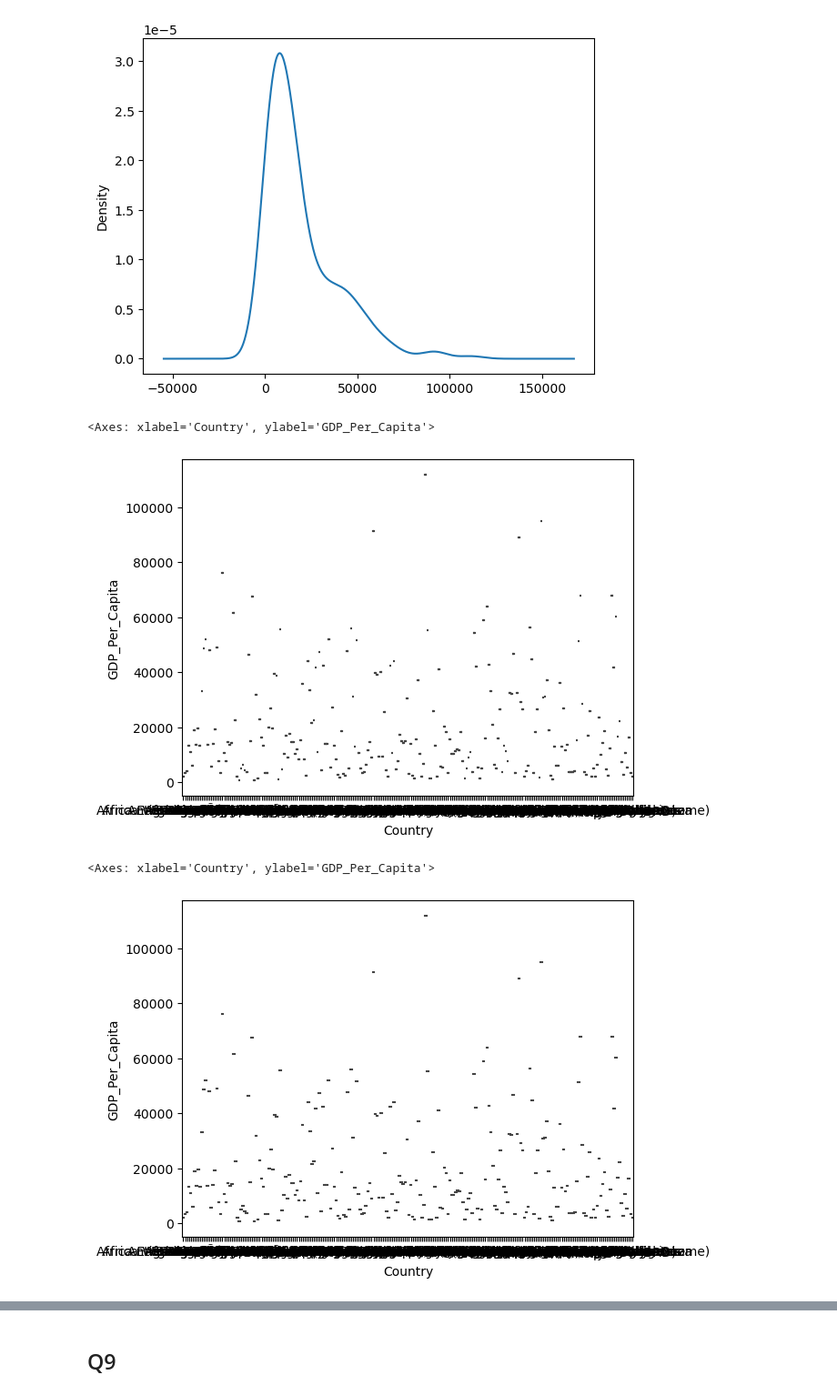
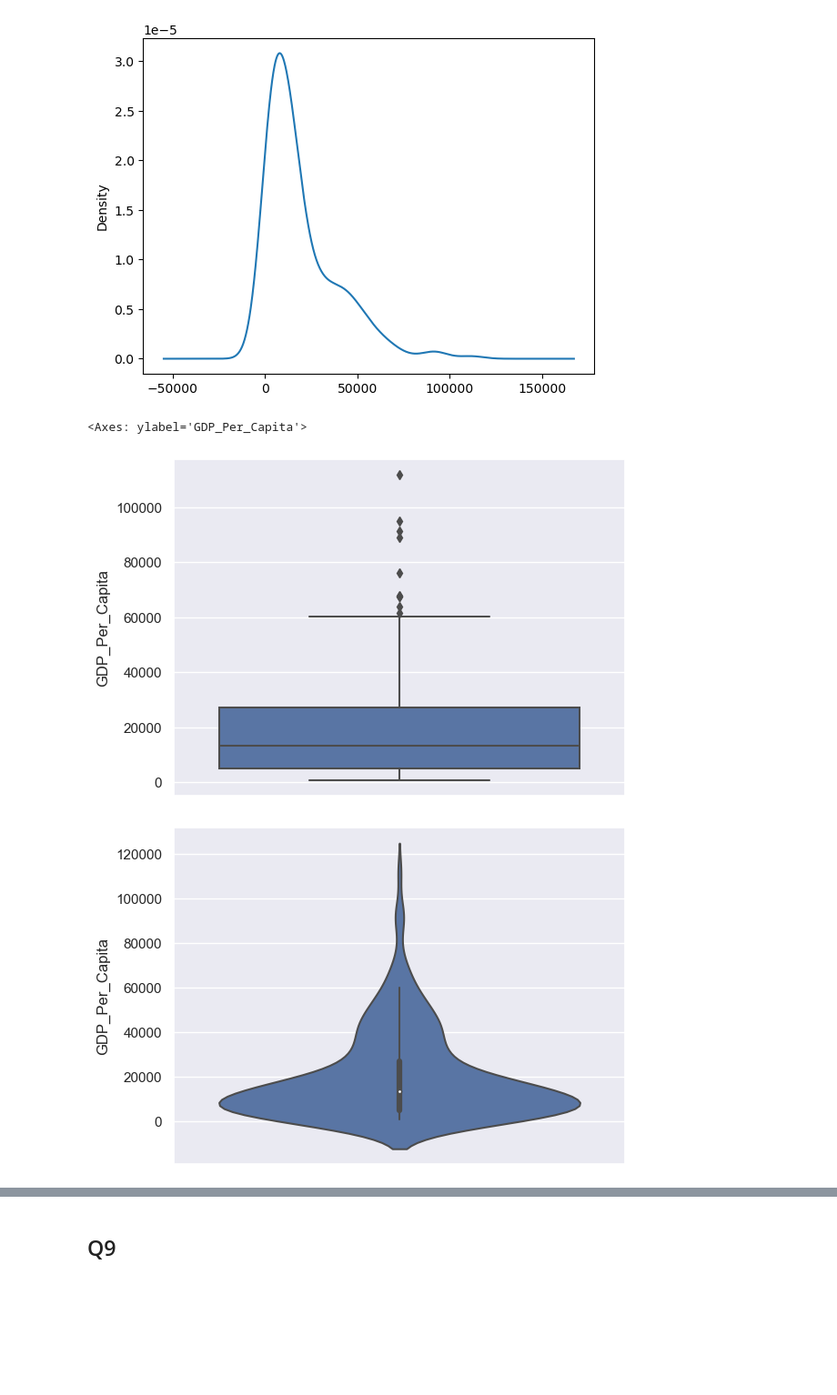
Before and after one commit to NSS-Data-Analytics-Cohort-11/undata-larissaemma, a Jupyter notebook: notebook/UN_data_DA11.ipynb, the cells around one changed output, grey strips where cells are left out. Shown at 91% size. Cells and saved outputs as stored; diff of their text form; code cells hidden in the pictures; blank space fills up the shorter version.

```diff
--- a/notebook/UN_data_DA11.ipynb
+++ b/notebook/UN_data_DA11.ipynb
@@ -168,12 +168,13 @@ gdp_2020['GDP_Per_Capita'].plot.density()
 <Axes: ylabel='Density'>
 [figure]
 # %%
-sns.boxplot( x=gdp_2020["Country"], y=gdp_2020["GDP_Per_Capita"] )
+sns.set_theme(style="darkgrid")
+sns.boxplot( y=gdp_2020["GDP_Per_Capita"] )
 # %% [output]
-<Axes: xlabel='Country', ylabel='GDP_Per_Capita'>
+<Axes: ylabel='GDP_Per_Capita'>
-[figure, old version]
+[figure, new version]
 # %%
-sns.violinplot(x=gdp_2020["Country"], y=gdp_2020["GDP_Per_Capita"])
+sns.violinplot( y=gdp_2020["GDP_Per_Capita"])
+plt.show()
 # %% [output]
-<Axes: xlabel='Country', ylabel='GDP_Per_Capita'>
-[figure, old version]
+[figure, new version]
```
Also changed, not shown: parts of 22 cells of this notebook.
